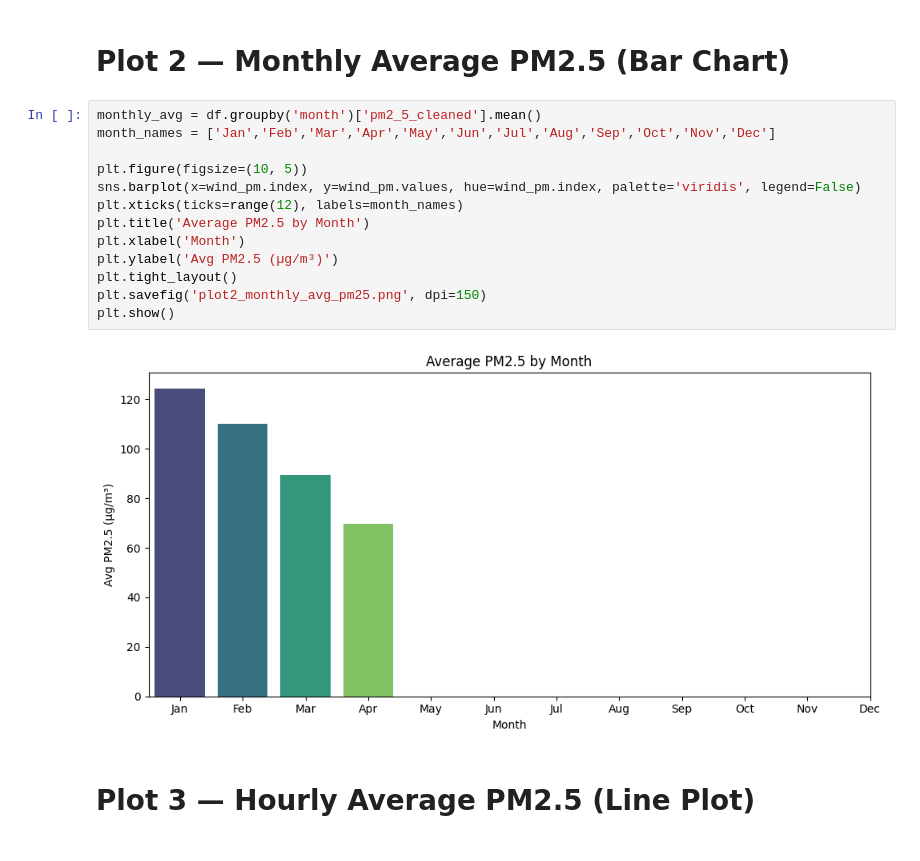
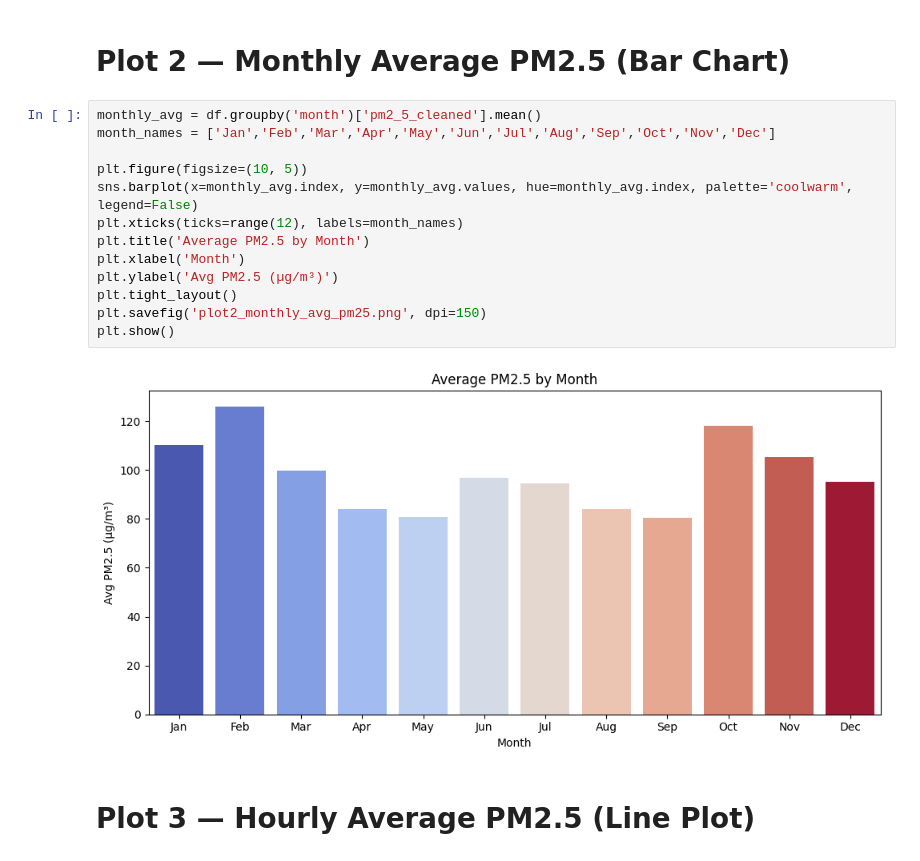
Before and after one commit to MilindDevX/SectionD_G12_BeijingPM25Analysis, a Jupyter notebook: notebooks/03_eda.ipynb, the cells around one changed output. Drawn from its saved outputs; the diff is of its cells as text.

```diff
--- a/notebooks/03_eda.ipynb
+++ b/notebooks/03_eda.ipynb
@@ -59,18 +59,18 @@ plt.show()
 # %%
 monthly_avg = df.groupby('month')['pm2_5_cleaned'].mean()
 month_names = ['Jan','Feb','Mar','Apr','May','Jun','Jul','Aug','Sep','Oct','Nov','Dec']
 
 plt.figure(figsize=(10, 5))
-sns.barplot(x=wind_pm.index, y=wind_pm.values, hue=wind_pm.index, palette='viridis', legend=False)
+sns.barplot(x=monthly_avg.index, y=monthly_avg.values, hue=monthly_avg.index, palette='coolwarm', legend=False)
 plt.xticks(ticks=range(12), labels=month_names)
 plt.title('Average PM2.5 by Month')
 plt.xlabel('Month')
 plt.ylabel('Avg PM2.5 (µg/m³)')
 plt.tight_layout()
 plt.savefig('plot2_monthly_avg_pm25.png', dpi=150)
 plt.show()
 # %% [output]
-[figure, old version]
+[figure, new version]
 # %% [markdown]
 # Plot 3 — Hourly Average PM2.5 (Line Plot)
 # %%
```
Also changed, not shown: parts of 1 cell of this notebook, 1 other file.
